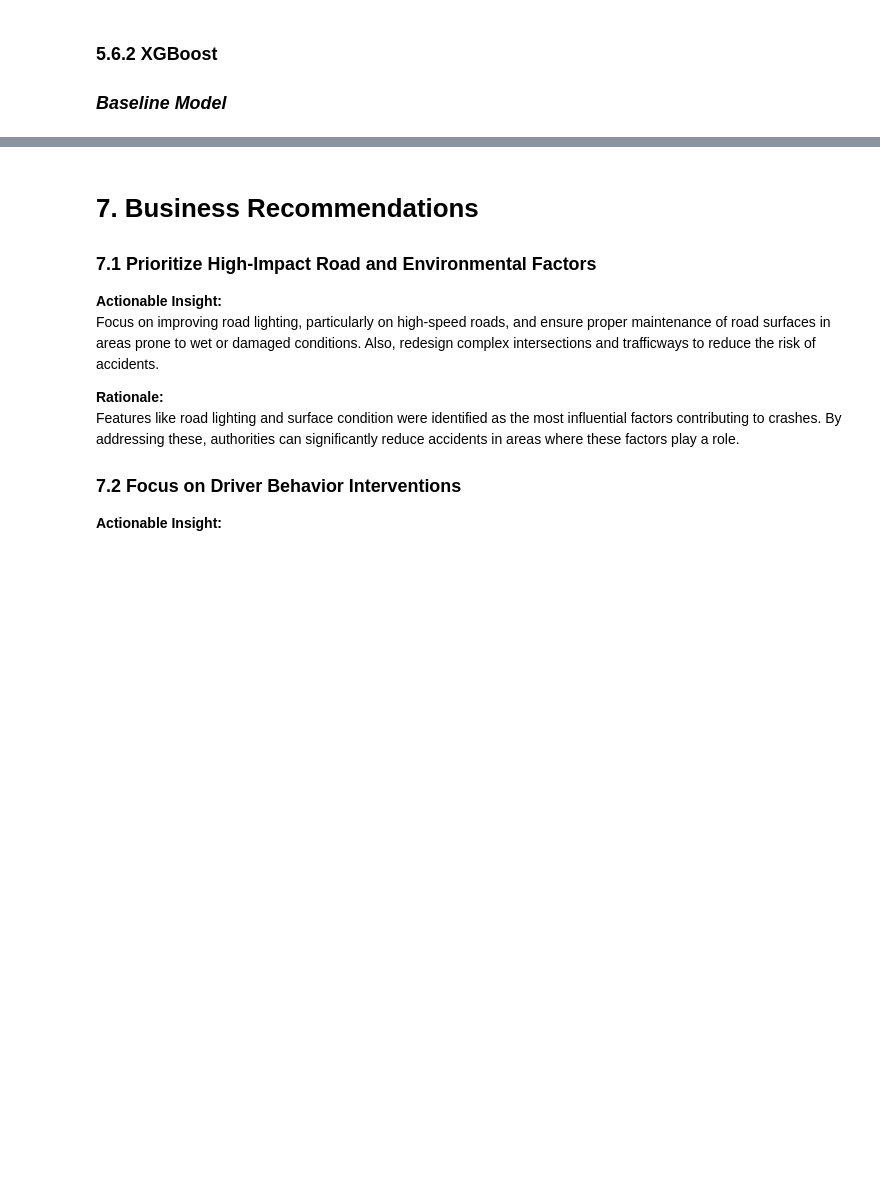
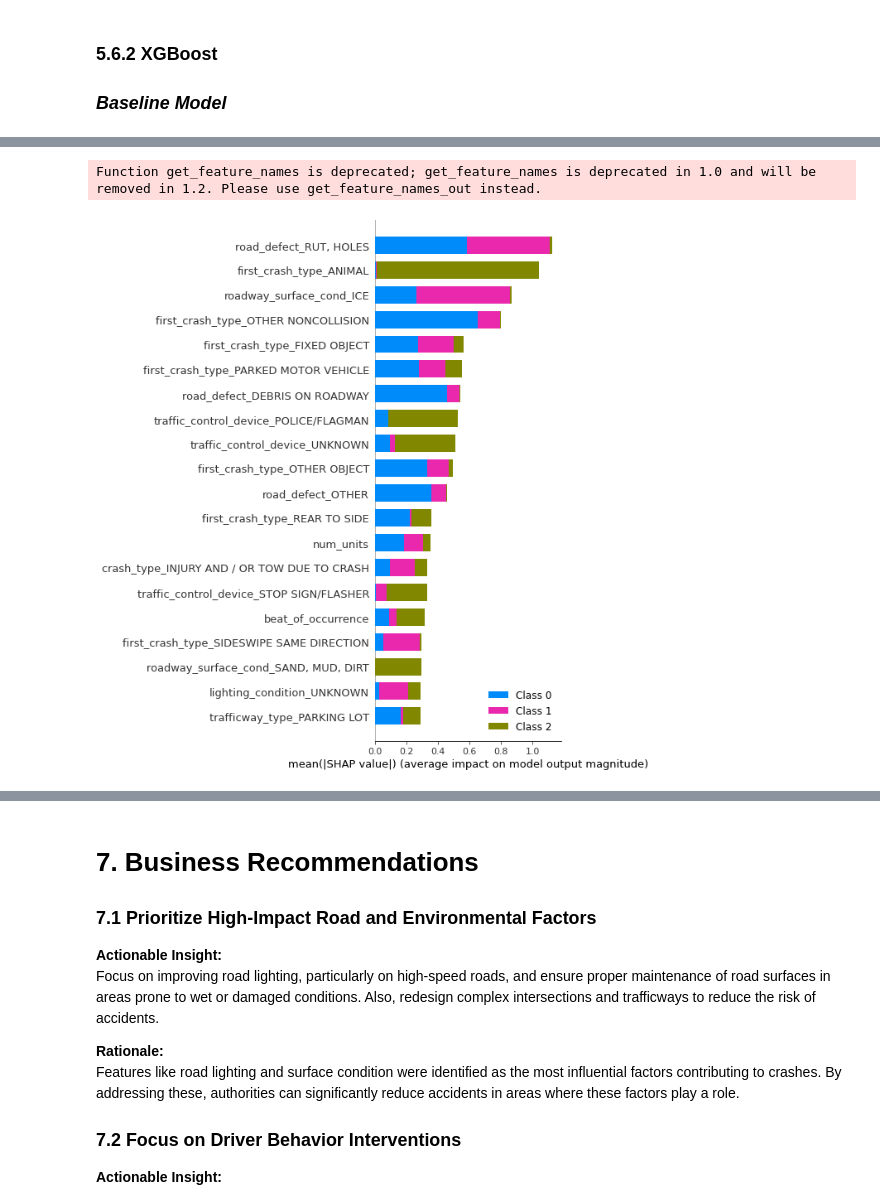
Before and after one commit to hellenmureithi/Phase_4_project, a Jupyter notebook: Notebooks/index.ipynb, the cells around one changed output, grey strips where cells are left out. Saved outputs shown, nothing was run; the diff lists cells and outputs as text; code cells hidden in the pictures; blank space fills up the shorter version.

```diff
--- a/Notebooks/index.ipynb
+++ b/Notebooks/index.ipynb
@@ -1028,0 +1087,32 @@ Non-Driver Technical       0.55      0.18      0.28      8428
+# %%
+import shap
+
+# transform data
+preprocessor = xgb_pipe.named_steps["preprocess"]
+X_test_preprocessed = preprocessor.transform(X_test)
+
+# sparse → dense
+if hasattr(X_test_preprocessed, "toarray"):
+    X_test_preprocessed = X_test_preprocessed.toarray()
+
+# sample
+X_sample = X_test_preprocessed[:2000]
+
+# SHAP explainer
+booster = xgb_pipe.named_steps["model"].get_booster()
+explainer = shap.TreeExplainer(booster)
+
+shap_values = explainer.shap_values(X_sample)
+
+# manual feature names (old sklearn fix)
+num_features = numeric_features
+cat_encoder = preprocessor.named_transformers_["cat"]
+cat_features = cat_encoder.get_feature_names(categorical_features)
+
+feature_names = np.concatenate([num_features, cat_features])
+
+# plot
+shap.summary_plot(shap_values, X_sample, feature_names=feature_names)
+# %% [output]
+Function get_feature_names is deprecated; get_feature_names is deprecated in 1.0 and will be removed in 1.2. Please use get_feature_names_out instead.
+[figure, added]
```
Also changed, not shown: parts of 15 cells of this notebook, 1 other file.
